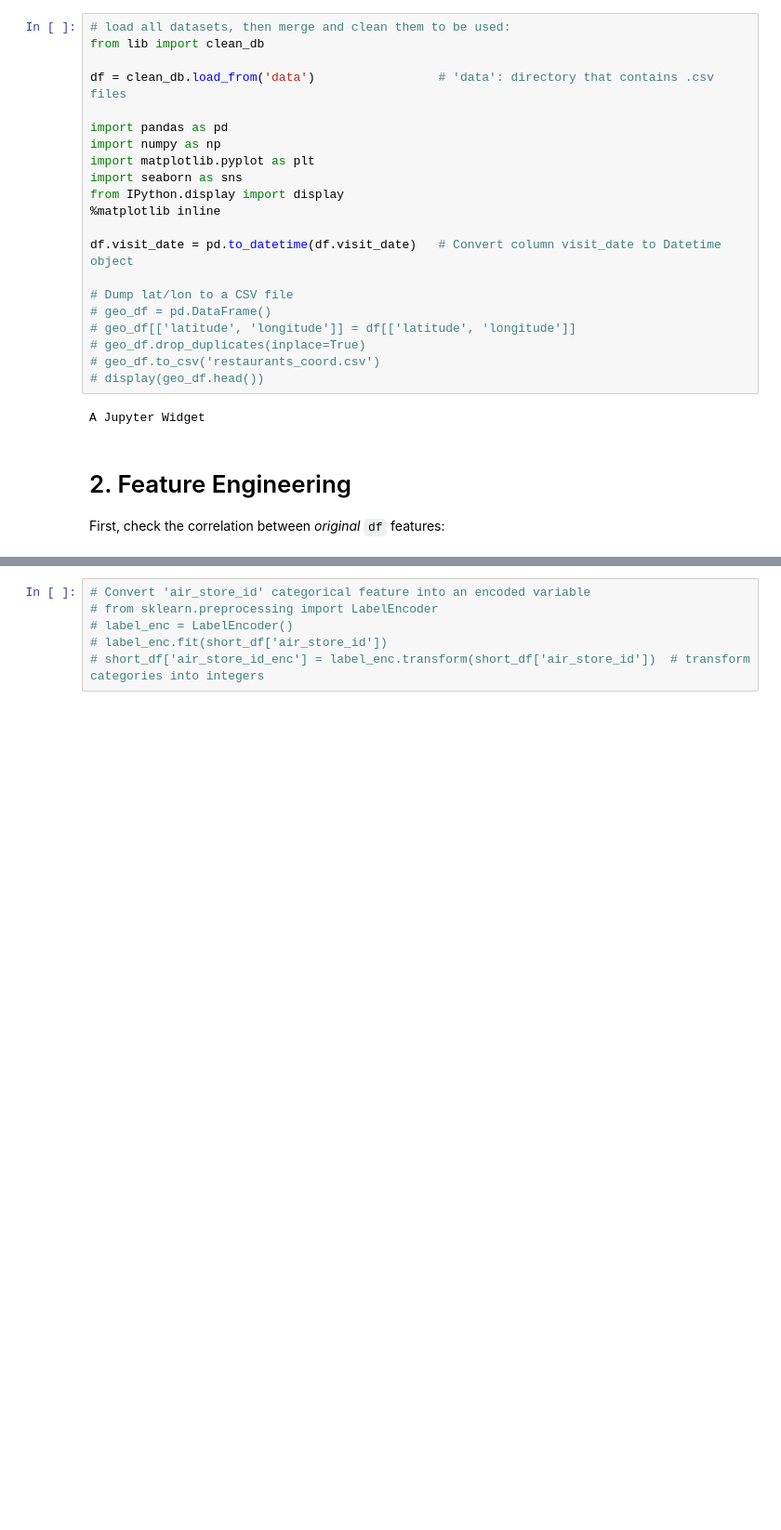
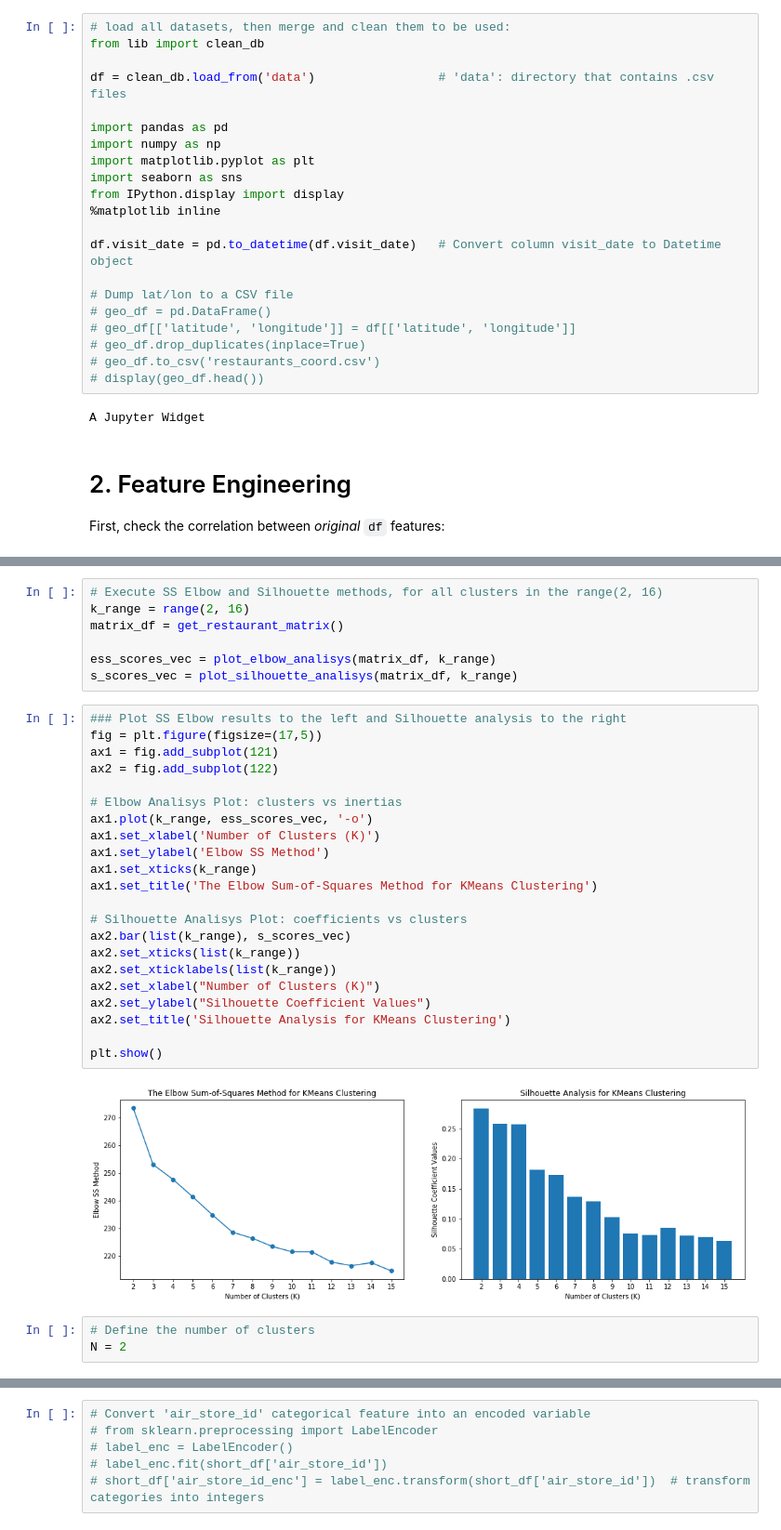
Before and after one commit to karlphillip/DataScience, a Jupyter notebook: Capstone Project1/3_regression.ipynb, the cells around one changed output, grey strips where cells are left out. Shown at 93% size. Saved outputs shown, nothing was run; the diff lists cells and outputs as text; blank space fills up the shorter version.

Commit message:
Updated Capstone Project 1 - Regression: improved Kaggle score to 0.723

```diff
--- a/Capstone Project1/3_regression.ipynb
+++ b/Capstone Project1/3_regression.ipynb
@@ -91,0 +147,34 @@ display(short_df.head(5))
+# %%
+# Execute SS Elbow and Silhouette methods, for all clusters in the range(2, 16)
+k_range = range(2, 16)
+matrix_df = get_restaurant_matrix()
+
+ess_scores_vec = plot_elbow_analisys(matrix_df, k_range)
+s_scores_vec = plot_silhouette_analisys(matrix_df, k_range)
+# %%
+### Plot SS Elbow results to the left and Silhouette analysis to the right
+fig = plt.figure(figsize=(17,5))
+ax1 = fig.add_subplot(121)
+ax2 = fig.add_subplot(122)
+
+# Elbow Analisys Plot: clusters vs inertias
+ax1.plot(k_range, ess_scores_vec, '-o')
+ax1.set_xlabel('Number of Clusters (K)')
+ax1.set_ylabel('Elbow SS Method')
+ax1.set_xticks(k_range)
+ax1.set_title('The Elbow Sum-of-Squares Method for KMeans Clustering')
+
+# Silhouette Analisys Plot: coefficients vs clusters
+ax2.bar(list(k_range), s_scores_vec)
+ax2.set_xticks(list(k_range))
+ax2.set_xticklabels(list(k_range))
+ax2.set_xlabel("Number of Clusters (K)")
+ax2.set_ylabel("Silhouette Coefficient Values")
+ax2.set_title('Silhouette Analysis for KMeans Clustering')
+
+plt.show()
+# %% [output]
+[figure, added]
+# %%
+# Define the number of clusters
+N = 2
```
Also changed, not shown: parts of 33 cells of this notebook.
